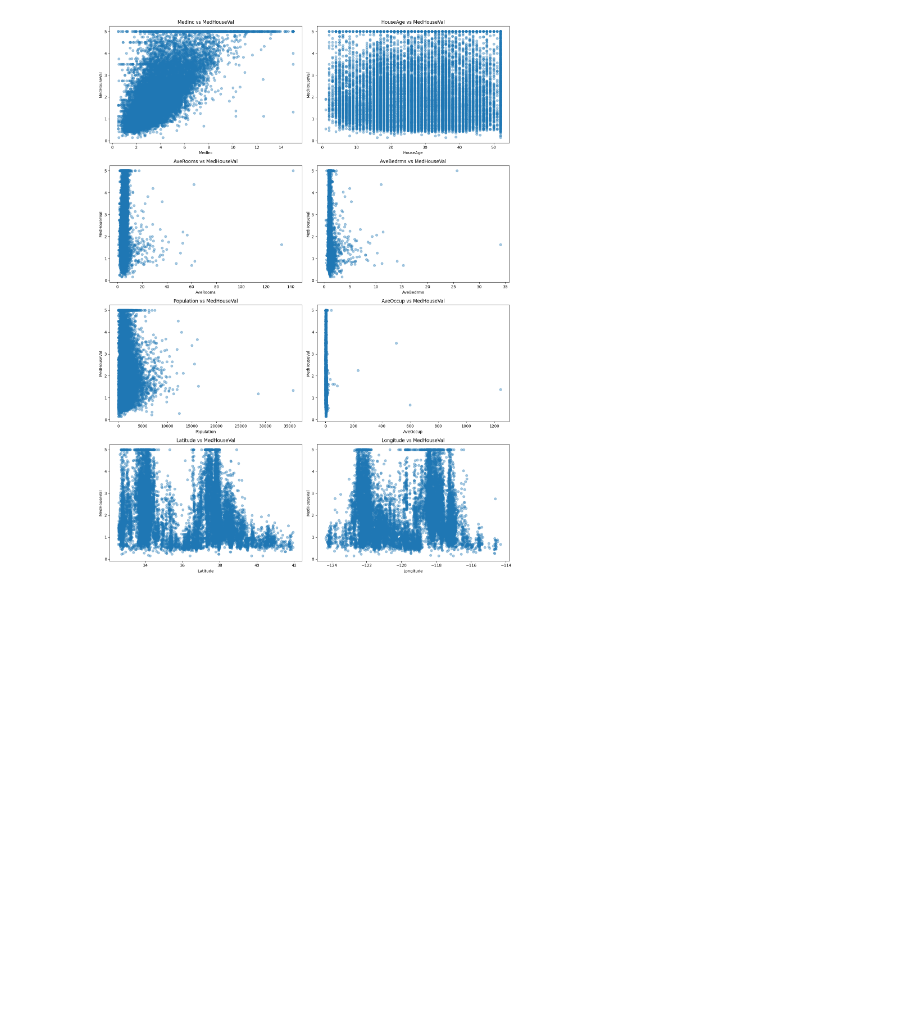
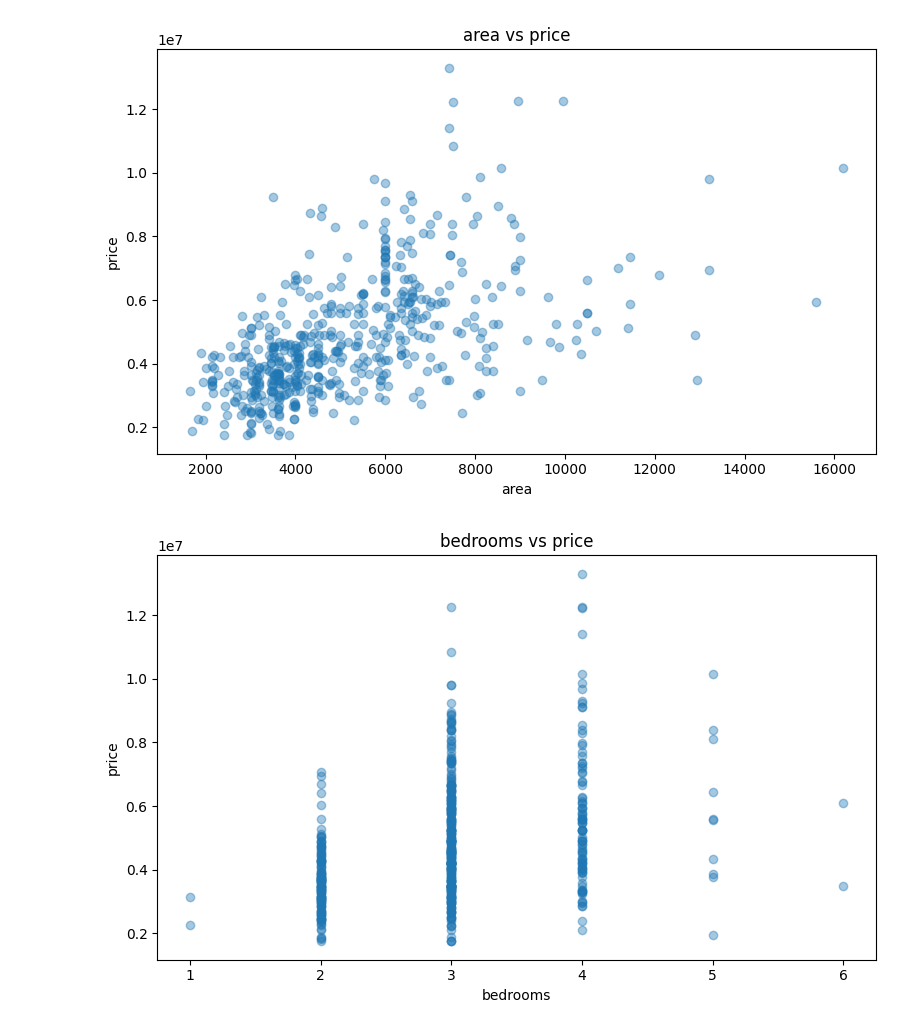
Before and after one commit to Miclanche/colab-git-assignment2-MA, a Jupyter notebook: Assignment_6.ipynb, the cells around one changed output. Cells and saved outputs as stored; diff of their text form; code cells hidden in the pictures; blank space fills up the shorter version.

```diff
--- a/Assignment_6.ipynb
+++ b/Assignment_6.ipynb
@@ -44,11 +49,15 @@ from sklearn.metrics import mean_squared_error, r2_score
 # TODO: Load the 'California Housing' dataset from sklearn and convert it into a pandas DataFrame.
 
 # Load dataset
-california = fetch_california_housing()
+# pip install kagglehub[pandas-datasets]
 
-# Convert to DataFrame
-df = pd.DataFrame(california.data, columns=california.feature_names)
-df['MedHouseVal'] = california.target
+import kagglehub
+from kagglehub import KaggleDatasetAdapter
+
+df = kagglehub.load_dataset(
+    KaggleDatasetAdapter.PANDAS,
+    "harishkumardatalab/housing-price-prediction",
+    "Housing.csv" )
 
 # TODO: Display the first few rows of the dataset to understand its structure.
 df.head()
@@ -110,20 +145,24 @@ df.isnull().sum()
 dtype: int64
 # %%
-# TODO: Visualize the data. Create scatter plots to see the relationship between independent features and the target variable (MedHouseVal).
-# Example: Use `plt.scatter()` to visualize the relationship between 'MedInc' and 'MedHouseVal'.
+# TODO: Visualize the data. Create scatter plots to see the relationship between independent features and the target variable (Price).
 
-features = df.columns.drop('MedHouseVal')
+# Identify numeric features (excluding the target)
+numeric_features = df.select_dtypes(include=['int64', 'float64']).columns
+numeric_features = numeric_features.drop('price')
 
-plt.figure(figsize=(15, 20))
+# Function to plot each feature vs price
+def scatter_feature_vs_target(df, feature, target='price'):
+    plt.figure(figsize=(8,5))
+    plt.scatter(df[feature], df[target], alpha=0.4)
+    plt.xlabel(feature)
+    plt.ylabel(target)
+    plt.title(f"{feature} vs {target}")
+    plt.tight_layout()
+    plt.show()
 
-for i, feature in enumerate(features, 1):
-    plt.subplot(4, 2, i)
-    plt.scatter(df[feature], df['MedHouseVal'], alpha=0.4)
-    plt.xlabel(feature)
-    plt.ylabel('MedHouseVal')
-    plt.title(f"{feature} vs MedHouseVal")
-
-plt.tight_layout()
-plt.show()
+# Loop through numeric features and plot
+for feature in numeric_features:
+    scatter_feature_vs_target(df, feature)
 # %% [output]
-[figure, old version]
+[figure, new version]
+[figure, added]
```
Also changed, not shown: parts of 16 cells of this notebook.
